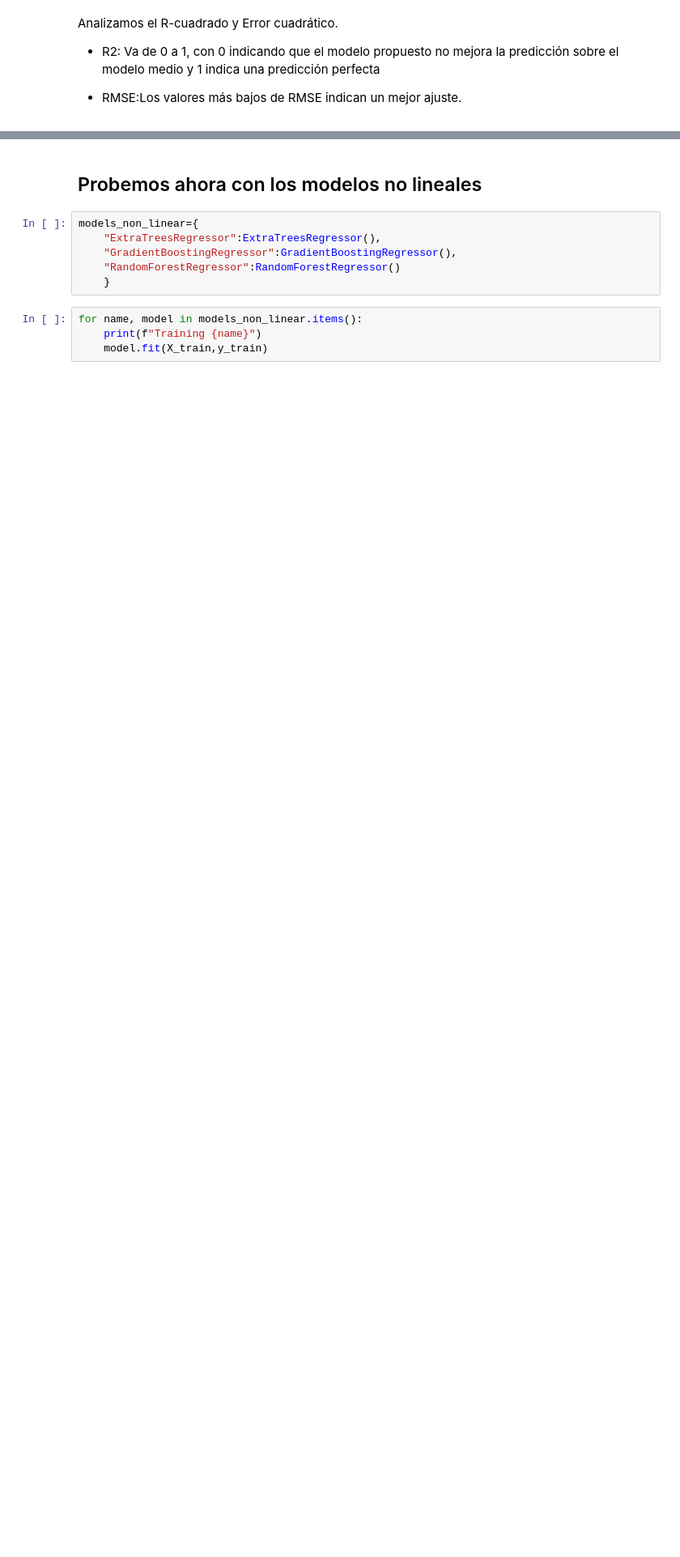
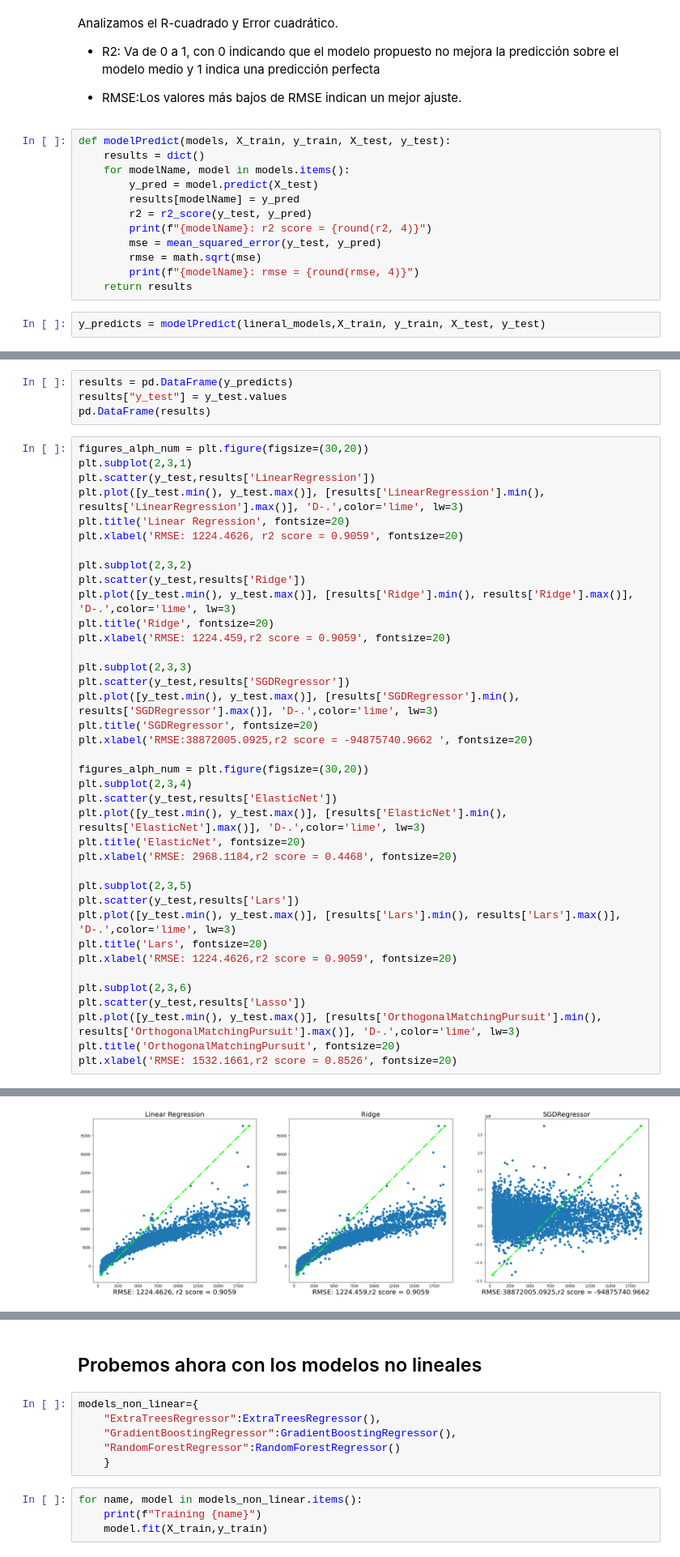
Before and after one commit to IreneLopezLujan/5.My_fifth_proyect_in_IronHack, a Jupyter notebook: 2.Entrenamiento_y_predicción/modelos_no_li.ipynb, the cells around one changed output, grey strips where cells are left out. Shown: that part at 81% size. Cells and saved outputs as stored; diff of their text form; blank space fills up the shorter version.

```diff
--- a/2.Entrenamiento_y_predicción/modelos_no_li.ipynb
+++ b/2.Entrenamiento_y_predicción/modelos_no_li.ipynb
@@ -57,3 +69,17 @@ Analizamos el R-cuadrado y Error cuadrático.
 - R2: Va de 0 a 1, con 0 indicando que el modelo propuesto no mejora la predicción sobre el modelo medio y 1 indica una predicción perfecta
 
 - RMSE:Los valores más bajos de RMSE indican un mejor ajuste.
+# %%
+def modelPredict(models, X_train, y_train, X_test, y_test):
+    results = dict()
+    for modelName, model in models.items():
+        y_pred = model.predict(X_test)
+        results[modelName] = y_pred
+        r2 = r2_score(y_test, y_pred)
+        print(f"{modelName}: r2 score = {round(r2, 4)}")
+        mse = mean_squared_error(y_test, y_pred)
+        rmse = math.sqrt(mse)
+        print(f"{modelName}: rmse = {round(rmse, 4)}")
+    return results
+# %%
+y_predicts = modelPredict(lineral_models,X_train, y_train, X_test, y_test)
@@ -59,0 +101,43 @@ Analizamos el R-cuadrado y Error cuadrático.
+# %%
+results = pd.DataFrame(y_predicts)
+results["y_test"] = y_test.values
+pd.DataFrame(results)
+# %%
+figures_alph_num = plt.figure(figsize=(30,20))
+plt.subplot(2,3,1)
+plt.scatter(y_test,results['LinearRegression'])
+plt.plot([y_test.min(), y_test.max()], [results['LinearRegression'].min(), results['LinearRegression'].max()], 'D-.',color='lime', lw=3)
+plt.title('Linear Regression', fontsize=20)
+plt.xlabel('RMSE: 1224.4626, r2 score = 0.9059', fontsize=20)
+
+plt.subplot(2,3,2)
+plt.scatter(y_test,results['Ridge'])
+plt.plot([y_test.min(), y_test.max()], [results['Ridge'].min(), results['Ridge'].max()], 'D-.',color='lime', lw=3)
+plt.title('Ridge', fontsize=20)
+plt.xlabel('RMSE: 1224.459,r2 score = 0.9059', fontsize=20)
+
+plt.subplot(2,3,3)
+plt.scatter(y_test,results['SGDRegressor'])
+plt.plot([y_test.min(), y_test.max()], [results['SGDRegressor'].min(), results['SGDRegressor'].max()], 'D-.',color='lime', lw=3)
+plt.title('SGDRegressor', fontsize=20)
+plt.xlabel('RMSE:38872005.0925,r2 score = -94875740.9662 ', fontsize=20)
+
+figures_alph_num = plt.figure(figsize=(30,20))
+plt.subplot(2,3,4)
+plt.scatter(y_test,results['ElasticNet'])
+plt.plot([y_test.min(), y_test.max()], [results['ElasticNet'].min(), results['ElasticNet'].max()], 'D-.',color='lime', lw=3)
+plt.title('ElasticNet', fontsize=20)
+plt.xlabel('RMSE: 2968.1184,r2 score = 0.4468', fontsize=20)
+
+plt.subplot(2,3,5)
+plt.scatter(y_test,results['Lars'])
+plt.plot([y_test.min(), y_test.max()], [results['Lars'].min(), results['Lars'].max()], 'D-.',color='lime', lw=3)
+plt.title('Lars', fontsize=20)
+plt.xlabel('RMSE: 1224.4626,r2 score = 0.9059', fontsize=20)
+
+plt.subplot(2,3,6)
+plt.scatter(y_test,results['Lasso'])
+plt.plot([y_test.min(), y_test.max()], [results['OrthogonalMatchingPursuit'].min(), results['OrthogonalMatchingPursuit'].max()], 'D-.',color='lime', lw=3)
+plt.title('OrthogonalMatchingPursuit', fontsize=20)
+plt.xlabel('RMSE: 1532.1661,r2 score = 0.8526', fontsize=20)
+# %% [output]
@@ -59,0 +145 @@ Analizamos el R-cuadrado y Error cuadrático.
+[figure, added]
```
Also changed, not shown: parts of 23 cells of this notebook, 10 other files.
